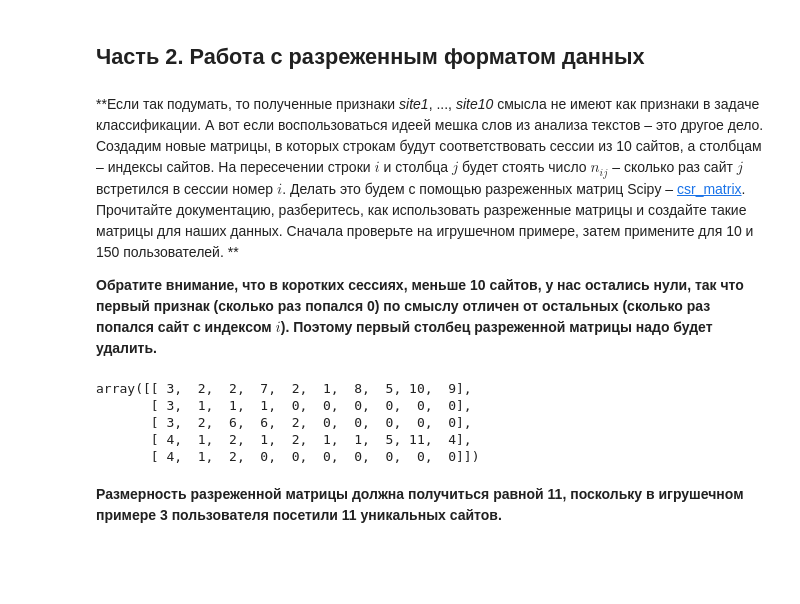
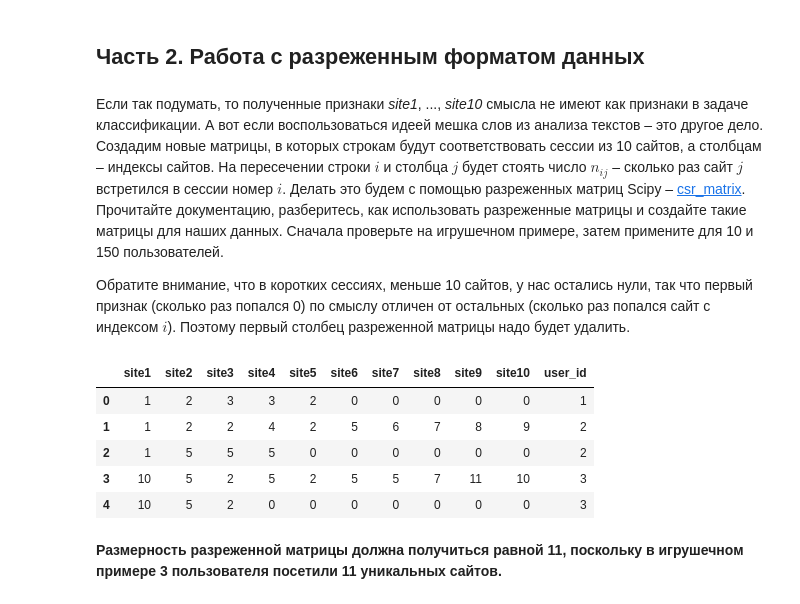
Before and after one commit to Uniholder/Specialization-Yandex-MIPT, a Jupyter notebook: 6_Final_projects/User_identification/week1_prepare_dataset.ipynb, the cells around one changed output. Saved outputs shown, nothing was run; the diff lists cells and outputs as text; code cells hidden in the pictures; blank space fills up the shorter version.

```diff
--- a/6_Final_projects/User_identification/week1_prepare_dataset.ipynb
+++ b/6_Final_projects/User_identification/week1_prepare_dataset.ipynb
@@ -452,16 +546,17 @@ train_data_150users.to_csv(os.path.join(PATH_TO_DATA,
 # %% [markdown]
 ## Часть 2. Работа с разреженным форматом данных
 # %% [markdown]
-**Если так подумать, то полученные признаки *site1*, ..., *site10* смысла не имеют как признаки в задаче классификации. А вот если воспользоваться идеей мешка слов из анализа текстов – это другое дело. Создадим новые матрицы, в которых строкам будут соответствовать сессии из 10 сайтов, а столбцам – индексы сайтов. На пересечении строки $i$ и столбца $j$ будет стоять число $n_{ij}$ – cколько раз сайт $j$ встретился в сессии номер $i$. Делать это будем с помощью разреженных матриц Scipy – [csr_matrix](https://docs.scipy.org/doc/scipy-0.18.1/reference/generated/scipy.sparse.csr_matrix.html). Прочитайте документацию, разберитесь, как использовать разреженные матрицы и создайте такие матрицы для наших данных. Сначала проверьте на игрушечном примере, затем примените для 10 и 150 пользователей. **
+Если так подумать, то полученные признаки *site1*, ..., *site10* смысла не имеют как признаки в задаче классификации. А вот если воспользоваться идеей мешка слов из анализа текстов – это другое дело. Создадим новые матрицы, в которых строкам будут соответствовать сессии из 10 сайтов, а столбцам – индексы сайтов. На пересечении строки $i$ и столбца $j$ будет стоять число $n_{ij}$ – cколько раз сайт $j$ встретился в сессии номер $i$. Делать это будем с помощью разреженных матриц Scipy – [csr_matrix](https://docs.scipy.org/doc/scipy-0.18.1/reference/generated/scipy.sparse.csr_matrix.html). Прочитайте документацию, разберитесь, как использовать разреженные матрицы и создайте такие матрицы для наших данных. Сначала проверьте на игрушечном примере, затем примените для 10 и 150 пользователей.
 
-**Обратите внимание, что в коротких сессиях, меньше 10 сайтов, у нас остались нули, так что первый признак (сколько раз попался 0) по смыслу отличен от остальных (сколько раз попался сайт с индексом $i$). Поэтому первый столбец разреженной матрицы надо будет удалить.**
+Обратите внимание, что в коротких сессиях, меньше 10 сайтов, у нас остались нули, так что первый признак (сколько раз попался 0) по смыслу отличен от остальных (сколько раз попался сайт с индексом $i$). Поэтому первый столбец разреженной матрицы надо будет удалить.
+# %%
+train_data_toy
+# %% [output]
+|  | site1 | site2 | site3 | site4 | site5 | site6 | site7 | site8 | site9 | site10 | user_id |
+| 0 | 1 | 2 | 3 | 3 | 2 | 0 | 0 | 0 | 0 | 0 | 1 |
+| 1 | 1 | 2 | 2 | 4 | 2 | 5 | 6 | 7 | 8 | 9 | 2 |
+| 2 | 1 | 5 | 5 | 5 | 0 | 0 | 0 | 0 | 0 | 0 | 2 |
+| 3 | 10 | 5 | 2 | 5 | 2 | 5 | 5 | 7 | 11 | 10 | 3 |
+| 4 | 10 | 5 | 2 | 0 | 0 | 0 | 0 | 0 | 0 | 0 | 3 |
 # %%
 X_toy, y_toy = train_data_toy.iloc[:, :-1].values, train_data_toy.iloc[:, -1].values
-# %%
-X_toy
-# %% [output]
-array([[ 3,  2,  2,  7,  2,  1,  8,  5, 10,  9],
-       [ 3,  1,  1,  1,  0,  0,  0,  0,  0,  0],
-       [ 3,  2,  6,  6,  2,  0,  0,  0,  0,  0],
-       [ 4,  1,  2,  1,  2,  1,  1,  5, 11,  4],
-       [ 4,  1,  2,  0,  0,  0,  0,  0,  0,  0]])
```
Also changed, not shown: parts of 40 cells of this notebook.
